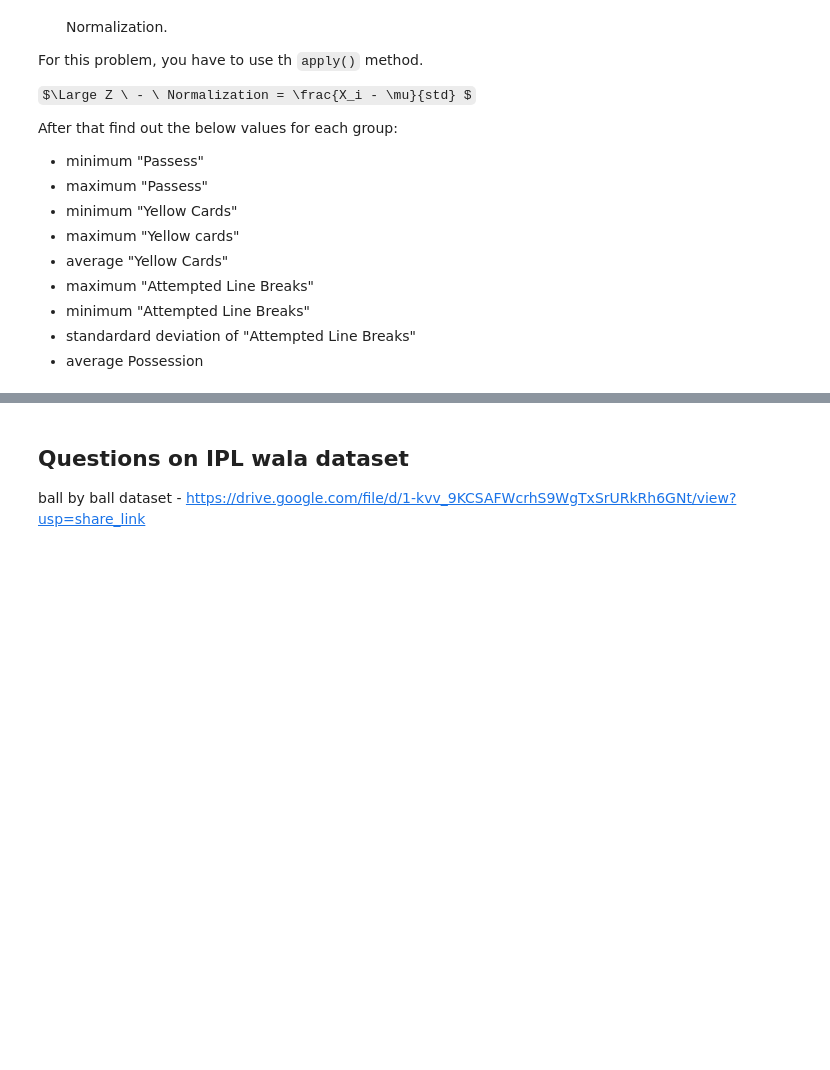
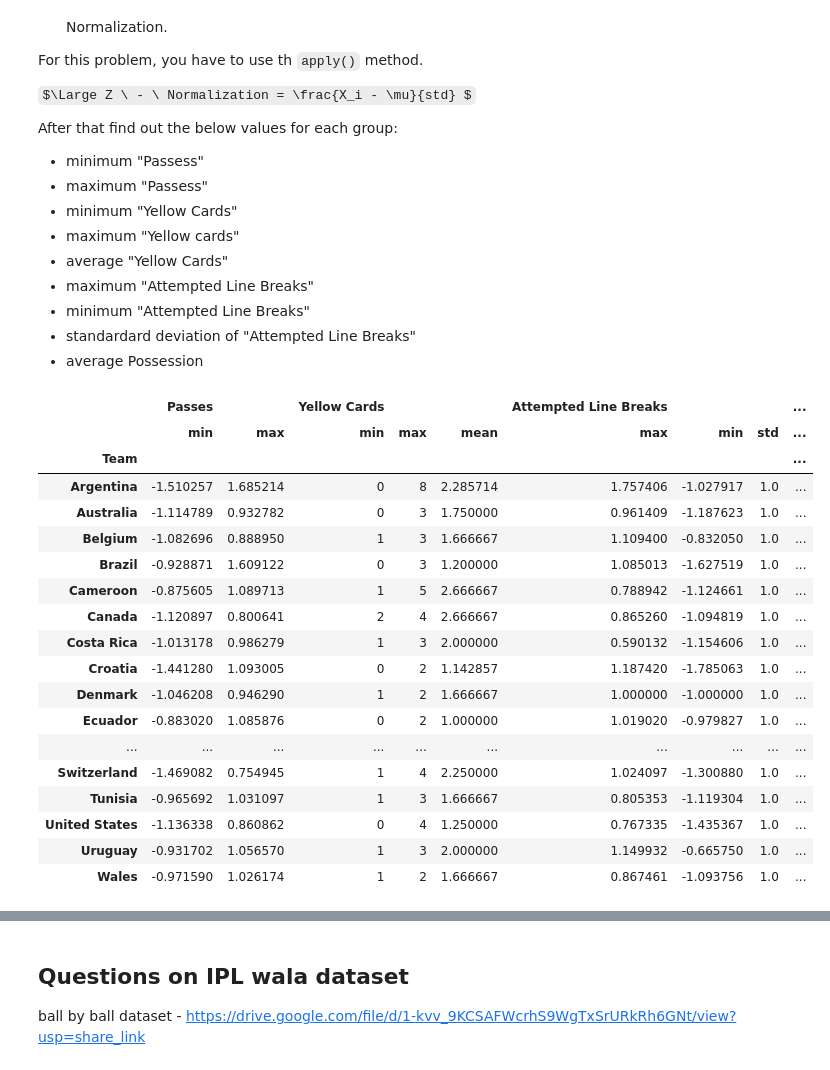
Before and after one commit to ushi-masuka/python-practice, a Jupyter notebook: day1901.ipynb, the cells around one changed output, grey strips where cells are left out. Saved outputs shown, nothing was run; the diff lists cells and outputs as text; code cells hidden in the pictures; some formulas as TeX source; blank space fills up the shorter version.

```diff
--- a/day1901.ipynb
+++ b/day1901.ipynb
@@ -91,4 +128,32 @@ After that find out the below values for each group:
 - minimum "Attempted Line Breaks"
 - standardard deviation of "Attempted Line Breaks"
 - average Possession
+# %%
+def z_norm(group,cols):
+  group[cols]=(group[cols]-group[cols].mean())/group[cols].std()
+  return group
+
+cols_to_norm=["Passes","Passes Completed",'Attempted Line Breaks', 'Completed Line Breaks']
+fifanorm=fifa.groupby("Team",group_keys=False).apply(z_norm,cols=cols_to_norm)
+fifanorm.groupby("Team").agg({"Passes":("min","max"),"Yellow Cards":("min","max","mean"),"Attempted Line Breaks":("max","min","std"),"Possession (%)":"mean"})
+# %% [output]
+|  | Passes |  | Yellow Cards |  |  | Attempted Line Breaks |  |  | ... |
+|  | min | max | min | max | mean | max | min | std | ... |
+| Team |  |  |  |  |  |  |  |  | ... |
+| Argentina | -1.510257 | 1.685214 | 0 | 8 | 2.285714 | 1.757406 | -1.027917 | 1.0 | ... |
+| Australia | -1.114789 | 0.932782 | 0 | 3 | 1.750000 | 0.961409 | -1.187623 | 1.0 | ... |
+| Belgium | -1.082696 | 0.888950 | 1 | 3 | 1.666667 | 1.109400 | -0.832050 | 1.0 | ... |
+| Brazil | -0.928871 | 1.609122 | 0 | 3 | 1.200000 | 1.085013 | -1.627519 | 1.0 | ... |
+| Cameroon | -0.875605 | 1.089713 | 1 | 5 | 2.666667 | 0.788942 | -1.124661 | 1.0 | ... |
+| Canada | -1.120897 | 0.800641 | 2 | 4 | 2.666667 | 0.865260 | -1.094819 | 1.0 | ... |
+| Costa Rica | -1.013178 | 0.986279 | 1 | 3 | 2.000000 | 0.590132 | -1.154606 | 1.0 | ... |
+| Croatia | -1.441280 | 1.093005 | 0 | 2 | 1.142857 | 1.187420 | -1.785063 | 1.0 | ... |
+| Denmark | -1.046208 | 0.946290 | 1 | 2 | 1.666667 | 1.000000 | -1.000000 | 1.0 | ... |
+| Ecuador | -0.883020 | 1.085876 | 0 | 2 | 1.000000 | 1.019020 | -0.979827 | 1.0 | ... |
+| ... | ... | ... | ... | ... | ... | ... | ... | ... | ... |
+| Switzerland | -1.469082 | 0.754945 | 1 | 4 | 2.250000 | 1.024097 | -1.300880 | 1.0 | ... |
+| Tunisia | -0.965692 | 1.031097 | 1 | 3 | 1.666667 | 0.805353 | -1.119304 | 1.0 | ... |
+| United States | -1.136338 | 0.860862 | 0 | 4 | 1.250000 | 0.767335 | -1.435367 | 1.0 | ... |
+| Uruguay | -0.931702 | 1.056570 | 1 | 3 | 2.000000 | 1.149932 | -0.665750 | 1.0 | ... |
+| Wales | -0.971590 | 1.026174 | 1 | 2 | 1.666667 | 0.867461 | -1.093756 | 1.0 | ... |
 # %%
```
Also changed, not shown: parts of 12 cells of this notebook.
